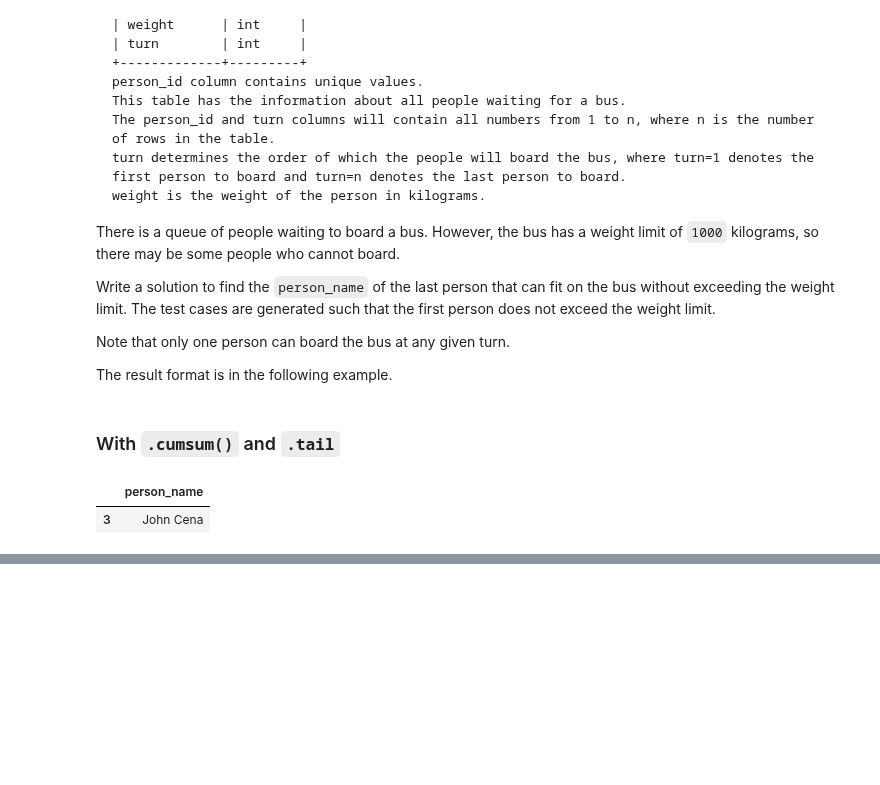
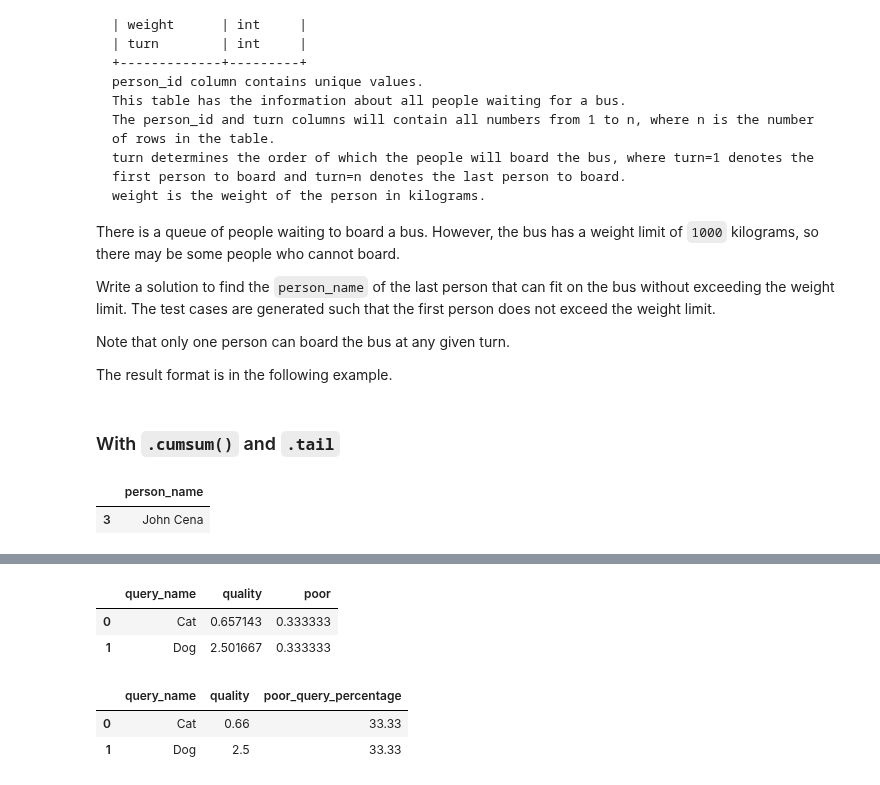
Before and after one commit to drwslv/LeetCode-Pandas, a Jupyter notebook: examples_1.ipynb, the cells around one changed output, grey strips where cells are left out. Saved outputs shown, nothing was run; the diff lists cells and outputs as text; code cells hidden in the pictures; blank space fills up the shorter version.

```diff
--- a/examples_1.ipynb
+++ b/examples_1.ipynb
@@ -2454,0 +2531,3 @@ last_passenger(queue)
+# %%
+queries['quality'] = queries['rating']/queries['position']
+queries['poor'] = [ 1 if (queries['rating'][i] < 3) else 0 for i in range(0,queries.shape[0]) ]
@@ -2454,0 +2544,15 @@ last_passenger(queue)
+# %%
+df = queries.groupby('query_name', as_index=False).agg({'quality':'mean', 'poor':'mean'})
+df
+# %% [output]
+|  | query_name | quality | poor |
+| 0 | Cat | 0.657143 | 0.333333 |
+| 1 | Dog | 2.501667 | 0.333333 |
+# %%
+df['quality'] = round(df['quality'], 2)
+df['poor_query_percentage'] = round(df['poor']*100, 2)
+df[['query_name','quality','poor_query_percentage']]
+# %% [output]
+|  | query_name | quality | poor_query_percentage |
+| 0 | Cat | 0.66 | 33.33 |
+| 1 | Dog | 2.5 | 33.33 |
```
Also changed, not shown: parts of 7 cells of this notebook.
